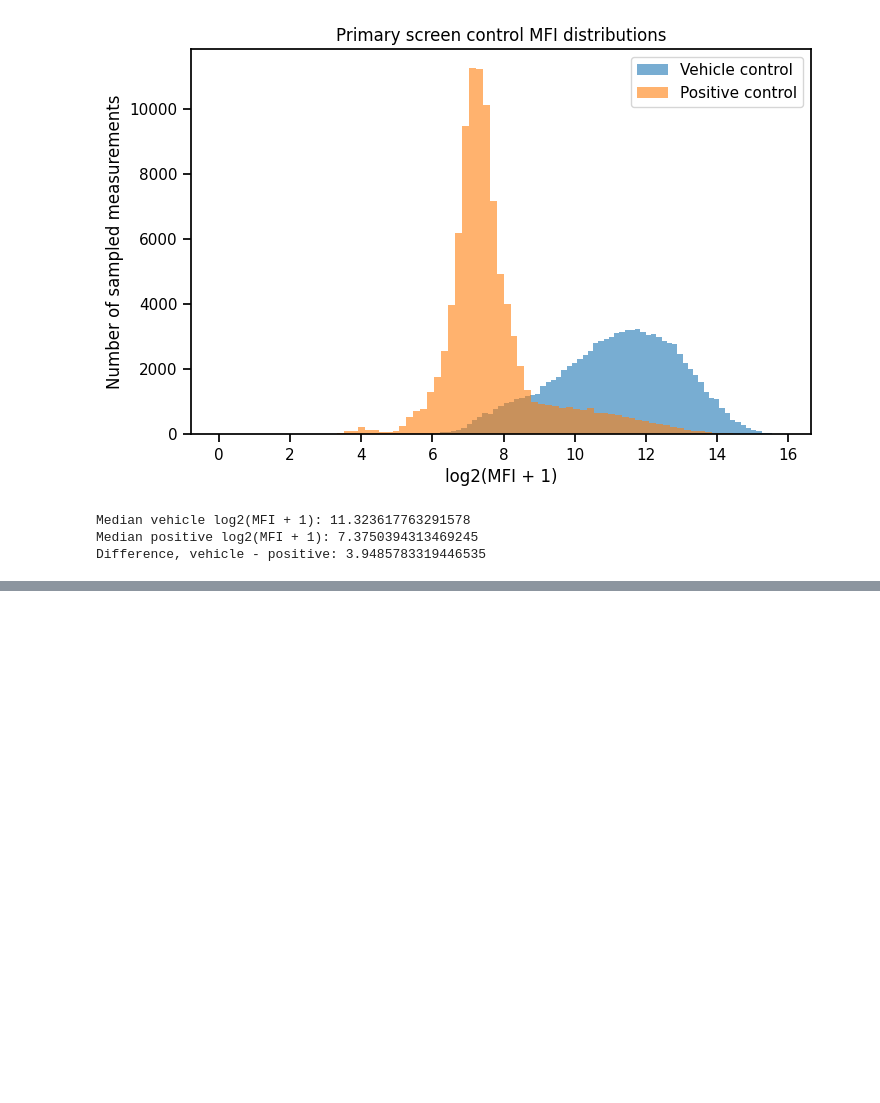
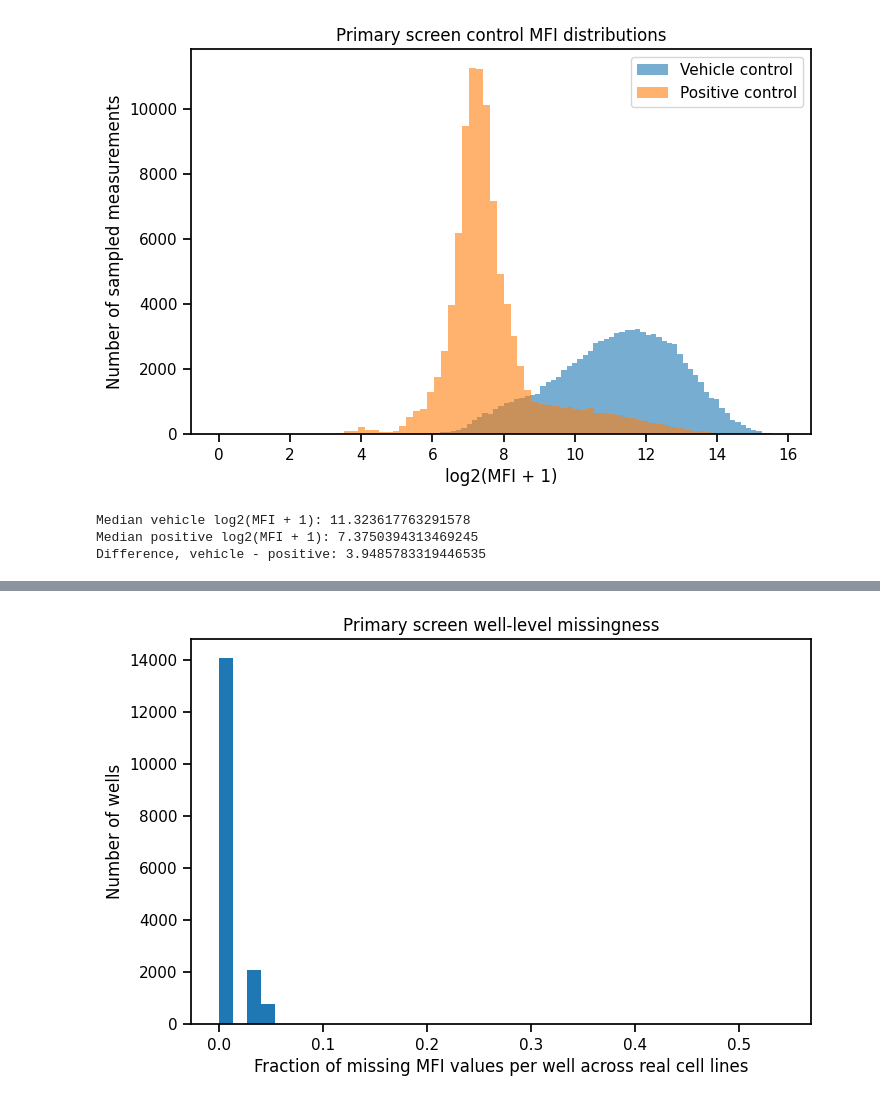
Before and after one commit to shashankshrishrimal-source/Code-for-assignment, a Jupyter notebook: notebooks/prism_repurposing_analysis.ipynb, the cells around one changed output, grey strips where cells are left out. Cells and saved outputs as stored; diff of their text form; code cells hidden in the pictures; blank space fills up the shorter version.

```diff
--- a/notebooks/prism_repurposing_analysis.ipynb
+++ b/notebooks/prism_repurposing_analysis.ipynb
@@ -983,0 +1279,28 @@ Difference, vehicle - positive: 3.9485783319446535
+# %%
+# Use only real cell-line rows for well-level QC
+real_cell_line_mask = ~primary_cell_line_qc["is_control_barcode"]
+
+primary_mfi_values_real = primary_mfi_values.loc[real_cell_line_mask]
+primary_log2_mfi_values_real = primary_log2_mfi_values.loc[real_cell_line_mask]
+
+primary_well_qc["missing_fraction_real_cell_lines"] = (
+    primary_mfi_values_real.isna().mean(axis=0).values
+)
+
+primary_well_qc["mean_log2_mfi_real_cell_lines"] = (
+    primary_log2_mfi_values_real.mean(axis=0, skipna=True).values
+)
+
+primary_well_qc["std_log2_mfi_real_cell_lines"] = (
+    primary_log2_mfi_values_real.std(axis=0, skipna=True).values
+)
+
+print("Primary well QC shape:", primary_well_qc.shape)
+
+print("Well missing fraction summary across real cell lines:")
+display(primary_well_qc["missing_fraction_real_cell_lines"].describe())
+
+print("Well median log2 MFI summary:")
+display(primary_well_qc["median_log2_mfi"].describe())
+
+display(primary_well_qc.head())
@@ -983,0 +1335,9 @@ Difference, vehicle - positive: 3.9485783319446535
+# %%
+plt.figure(figsize=(8, 5))
+plt.hist(primary_well_qc["missing_fraction_real_cell_lines"], bins=40)
+plt.xlabel("Fraction of missing MFI values per well across real cell lines")
+plt.ylabel("Number of wells")
+plt.title("Primary screen well-level missingness")
+plt.show()
+# %% [output]
+[figure, added]
```
Also changed, not shown: parts of 30 cells of this notebook, 1 other file.
